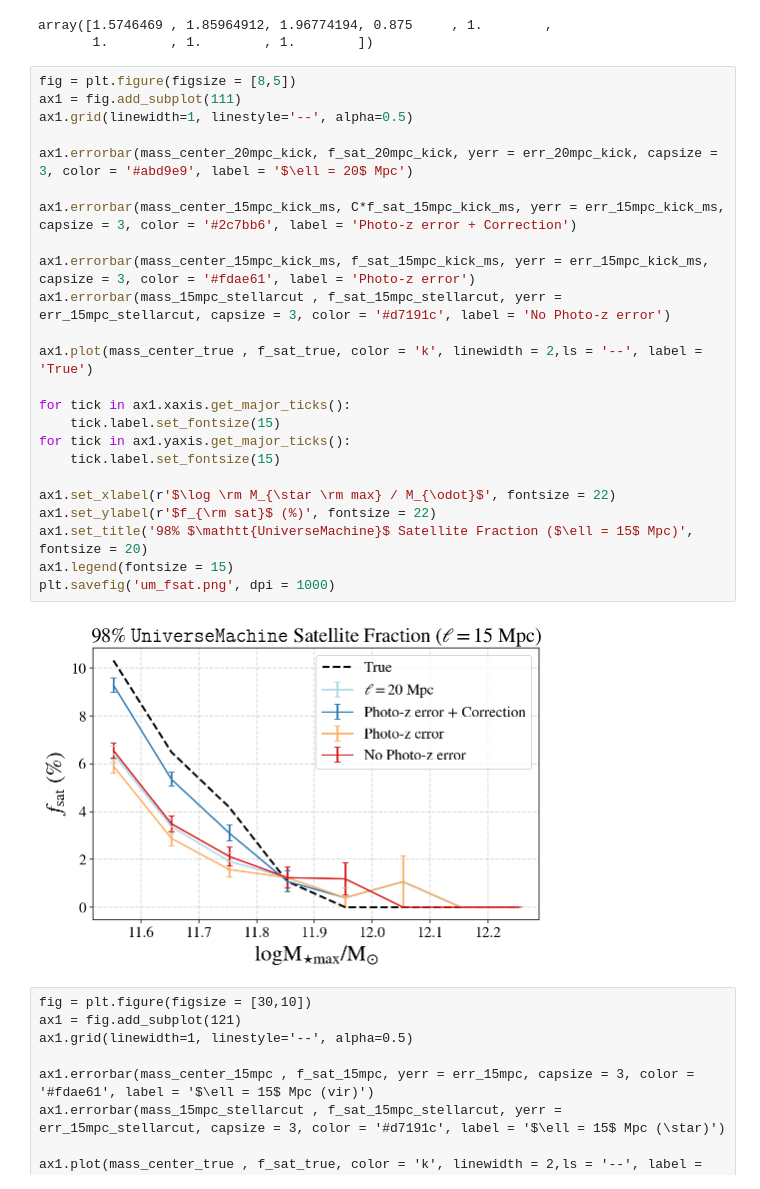
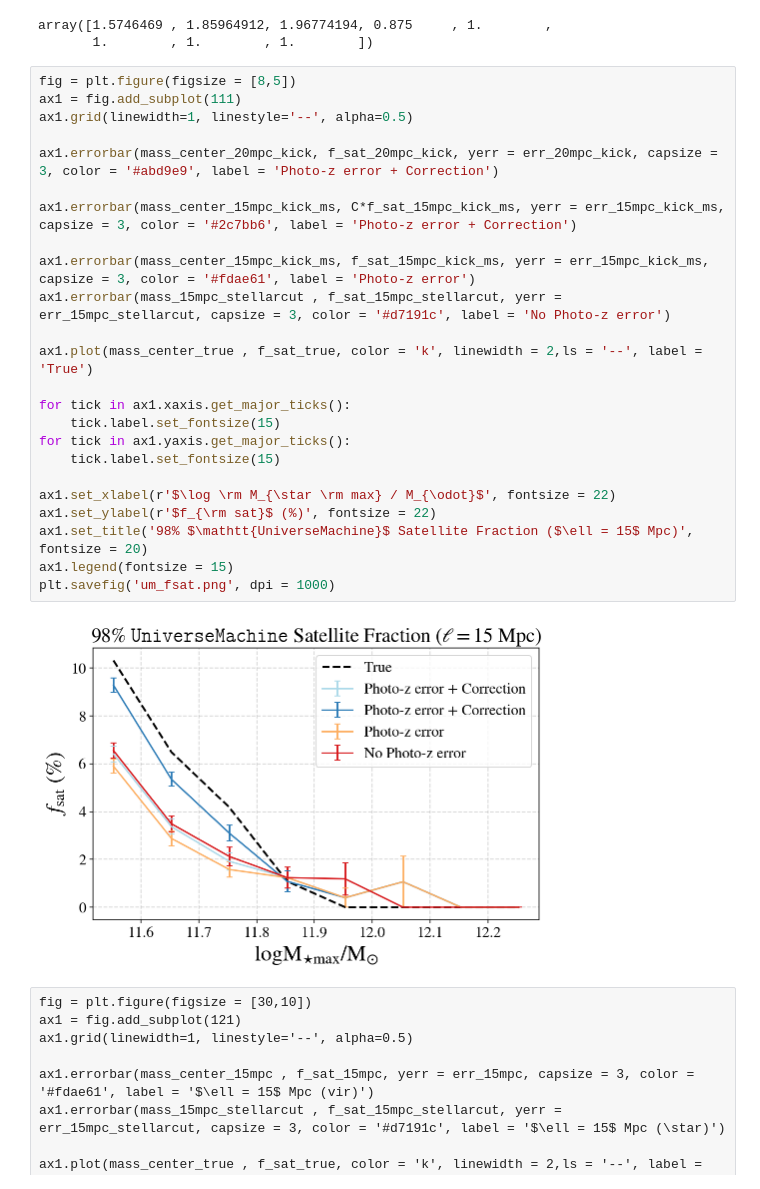
Before and after one commit to gsallabe/thesis_satellite_fraction, a Jupyter notebook: notebooks/simulation_sat_analysis.ipynb, the cells around one changed output. Cells and saved outputs as stored; diff of their text form.

```diff
--- a/notebooks/simulation_sat_analysis.ipynb
+++ b/notebooks/simulation_sat_analysis.ipynb
@@ -377,29 +377,29 @@ array([1.5746469 , 1.85964912, 1.96774194, 0.875     , 1.        ,
 # %%
 fig = plt.figure(figsize = [8,5])
 ax1 = fig.add_subplot(111)
 ax1.grid(linewidth=1, linestyle='--', alpha=0.5)
 
-ax1.errorbar(mass_center_20mpc_kick, f_sat_20mpc_kick, yerr = err_20mpc_kick, capsize = 3, color = '#abd9e9', label = '$\ell = 20$ Mpc')
+ax1.errorbar(mass_center_20mpc_kick, f_sat_20mpc_kick, yerr = err_20mpc_kick, capsize = 3, color = '#abd9e9', label = 'Photo-z error + Correction')
 
 ax1.errorbar(mass_center_15mpc_kick_ms, C*f_sat_15mpc_kick_ms, yerr = err_15mpc_kick_ms, capsize = 3, color = '#2c7bb6', label = 'Photo-z error + Correction')
 
 ax1.errorbar(mass_center_15mpc_kick_ms, f_sat_15mpc_kick_ms, yerr = err_15mpc_kick_ms, capsize = 3, color = '#fdae61', label = 'Photo-z error')
 ax1.errorbar(mass_15mpc_stellarcut , f_sat_15mpc_stellarcut, yerr = err_15mpc_stellarcut, capsize = 3, color = '#d7191c', label = 'No Photo-z error')
 
 ax1.plot(mass_center_true , f_sat_true, color = 'k', linewidth = 2,ls = '--', label = 'True')
 
 for tick in ax1.xaxis.get_major_ticks():
     tick.label.set_fontsize(15)
 for tick in ax1.yaxis.get_major_ticks():
     tick.label.set_fontsize(15)
 
 ax1.set_xlabel(r'$\log \rm M_{\star \rm max} / M_{\odot}$', fontsize = 22)
 ax1.set_ylabel(r'$f_{\rm sat}$ (%)', fontsize = 22)
 ax1.set_title('98% $\mathtt{UniverseMachine}$ Satellite Fraction ($\ell = 15$ Mpc)', fontsize = 20)
 ax1.legend(fontsize = 15)
 plt.savefig('um_fsat.png', dpi = 1000)
 # %% [output]
-[figure, old version]
+[figure, new version]
 # %% [raw]
 fig = plt.figure(figsize = [30,10])
 ax1 = fig.add_subplot(121)
```
Also changed, not shown: 10 other files.
